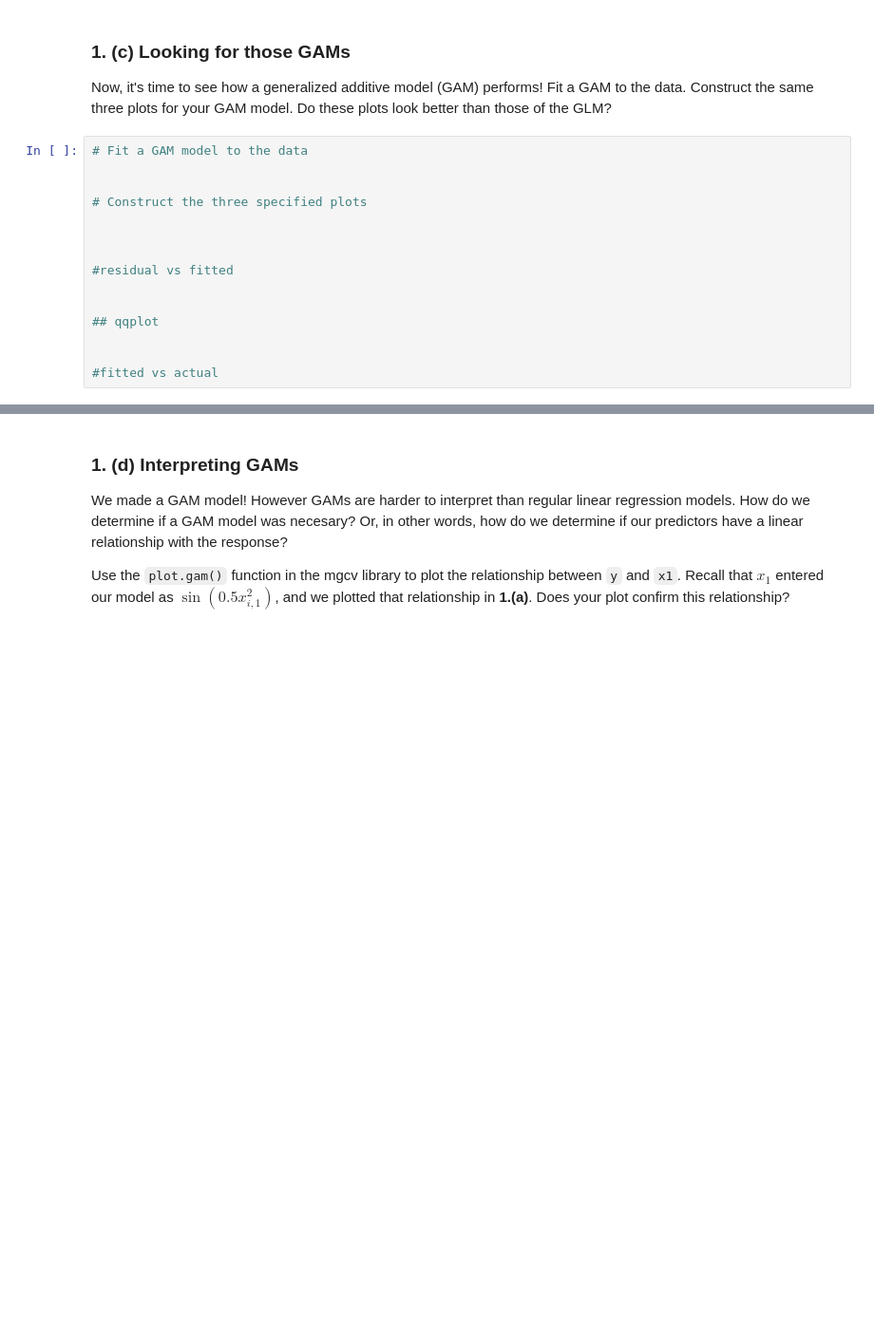
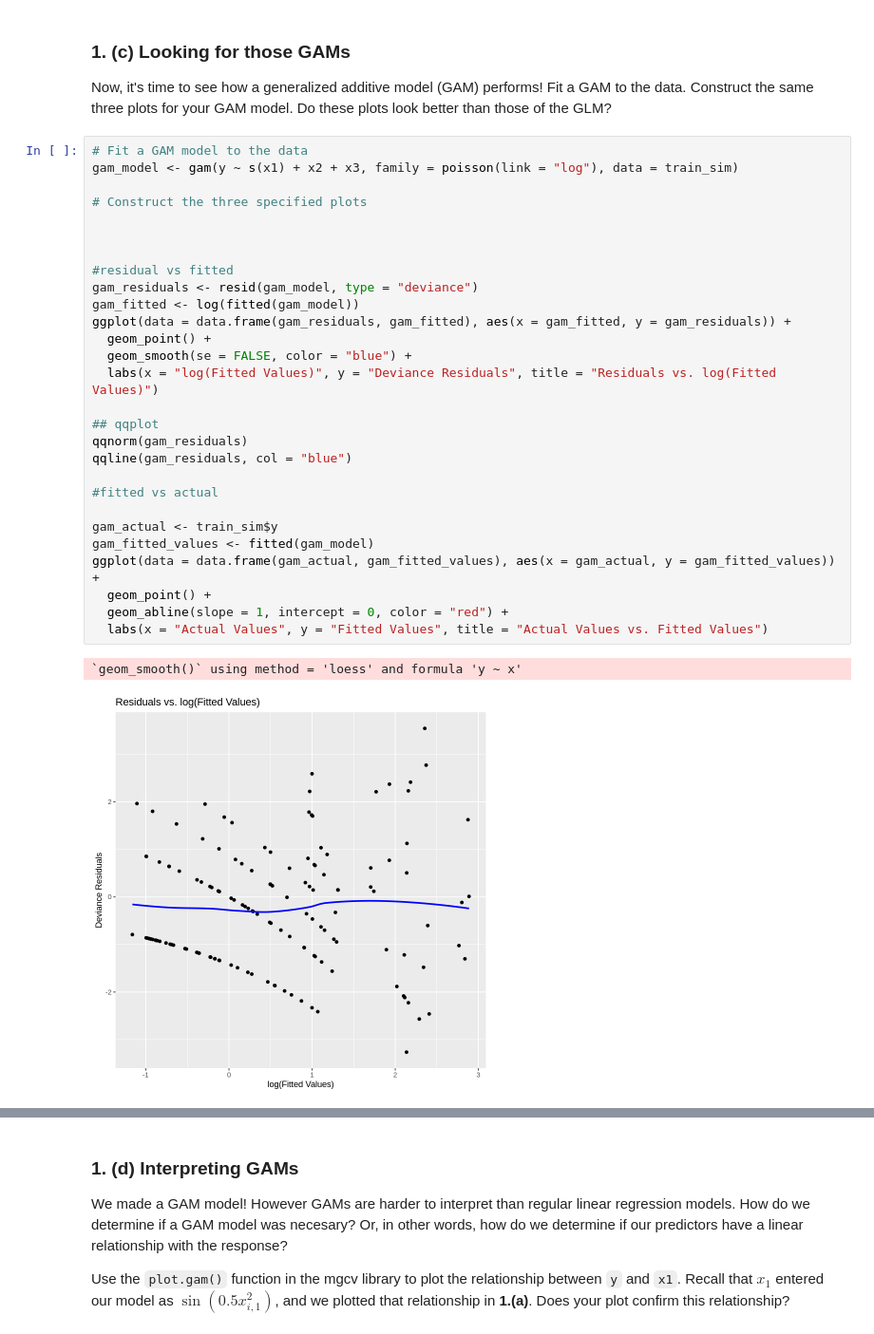
Before and after one commit to dennislamcv1/UniofColStatsModel, a Jupyter notebook: Generalized Linear Models/C3M4_Peer_Reviewed.ipynb, the cells around one changed output, grey strips where cells are left out. Shown at 95% size. Saved outputs shown, nothing was run; the diff lists cells and outputs as text; blank space fills up the shorter version.

```diff
--- a/Generalized Linear Models/C3M4_Peer_Reviewed.ipynb
+++ b/Generalized Linear Models/C3M4_Peer_Reviewed.ipynb
@@ -88,18 +177,34 @@ Using these plots, determine whether this model is a good fit for the data. Make
 ### 1. (c) Looking for those GAMs
 
 Now, it's time to see how a generalized additive model (GAM) performs! Fit a GAM to the data. Construct the same three plots for your GAM model. Do these plots look better than those of the GLM?
-# %%
-# Fit a GAM model to the data
-
-
-# Construct the three specified plots
-
-
-
-#residual vs fitted
-
-
-## qqplot
-
-
-#fitted vs actual
+# %%
+# Fit a GAM model to the data
+gam_model <- gam(y ~ s(x1) + x2 + x3, family = poisson(link = "log"), data = train_sim)
+
+# Construct the three specified plots
+
+
+
+#residual vs fitted
+gam_residuals <- resid(gam_model, type = "deviance")
+gam_fitted <- log(fitted(gam_model))
+ggplot(data = data.frame(gam_residuals, gam_fitted), aes(x = gam_fitted, y = gam_residuals)) +
+  geom_point() +
+  geom_smooth(se = FALSE, color = "blue") +
+  labs(x = "log(Fitted Values)", y = "Deviance Residuals", title = "Residuals vs. log(Fitted Values)")
+
+## qqplot
+qqnorm(gam_residuals)
+qqline(gam_residuals, col = "blue")
+
+#fitted vs actual
+
+gam_actual <- train_sim$y
+gam_fitted_values <- fitted(gam_model)
+ggplot(data = data.frame(gam_actual, gam_fitted_values), aes(x = gam_actual, y = gam_fitted_values)) +
+  geom_point() +
+  geom_abline(slope = 1, intercept = 0, color = "red") +
+  labs(x = "Actual Values", y = "Fitted Values", title = "Actual Values vs. Fitted Values")
+# %% [output]
+`geom_smooth()` using method = 'loess' and formula 'y ~ x'
+[figure, added]
```
Also changed, not shown: parts of 19 cells of this notebook, 6 other files.
